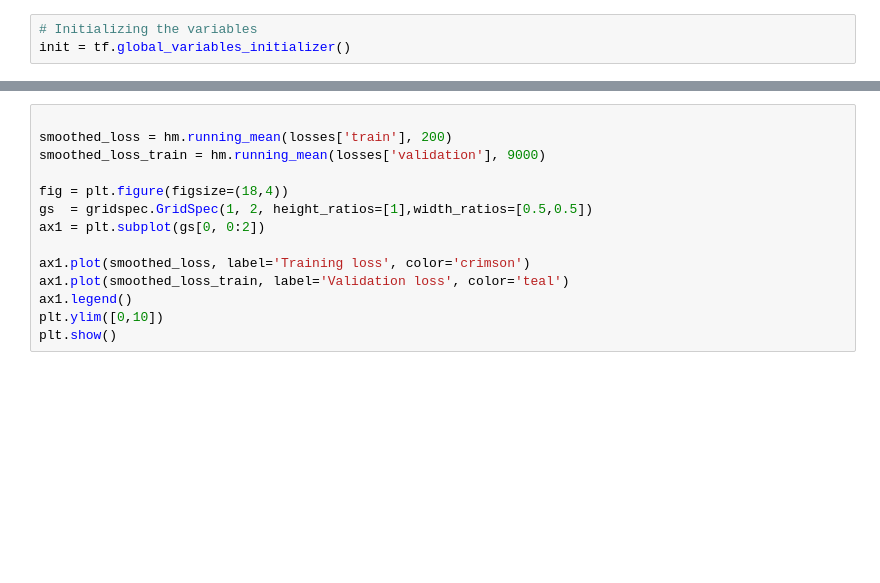
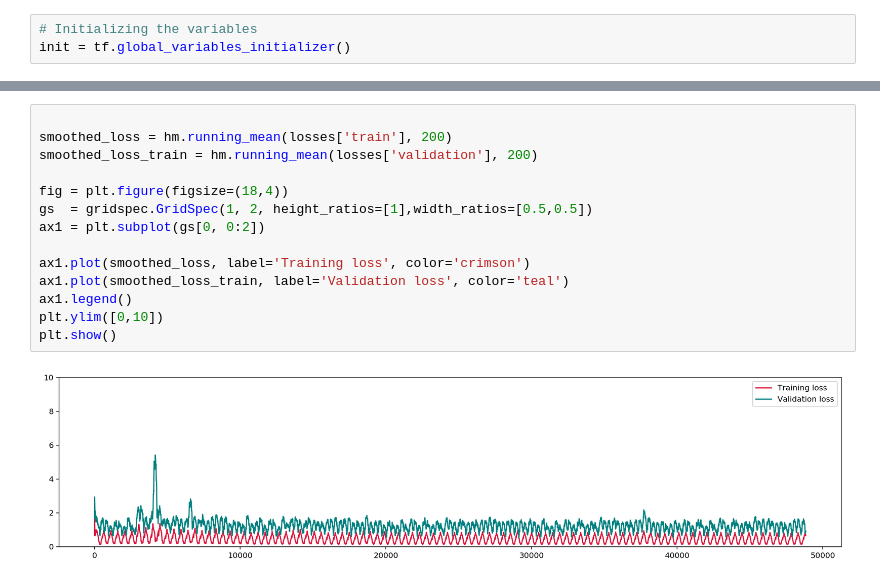
Before and after one commit to 386er/capstone, a Jupyter notebook: multicell_rnn_dropout.ipynb, the cells around one changed output, grey strips where cells are left out. Cells and saved outputs as stored; diff of their text form; blank space fills up the shorter version.

```diff
--- a/multicell_rnn_dropout.ipynb
+++ b/multicell_rnn_dropout.ipynb
@@ -163,17 +147,19 @@ Iter 73305600, Minibatch Loss= 0.000286, Min
 # %%
 
 smoothed_loss = hm.running_mean(losses['train'], 200)
-smoothed_loss_train = hm.running_mean(losses['validation'], 9000)
+smoothed_loss_train = hm.running_mean(losses['validation'], 200)
 
 fig = plt.figure(figsize=(18,4))
 gs  = gridspec.GridSpec(1, 2, height_ratios=[1],width_ratios=[0.5,0.5])
 ax1 = plt.subplot(gs[0, 0:2])
 
 ax1.plot(smoothed_loss, label='Training loss', color='crimson')
 ax1.plot(smoothed_loss_train, label='Validation loss', color='teal')
 ax1.legend()
 plt.ylim([0,10])
 plt.show()
+# %% [output]
+[figure, added]
 # %%
 fig = plt.figure(figsize=(18,6))
 gs  = gridspec.GridSpec(1, 2, height_ratios=[1],width_ratios=[0.5,0.5])
```
Also changed, not shown: parts of 7 cells of this notebook, 3 other files.
